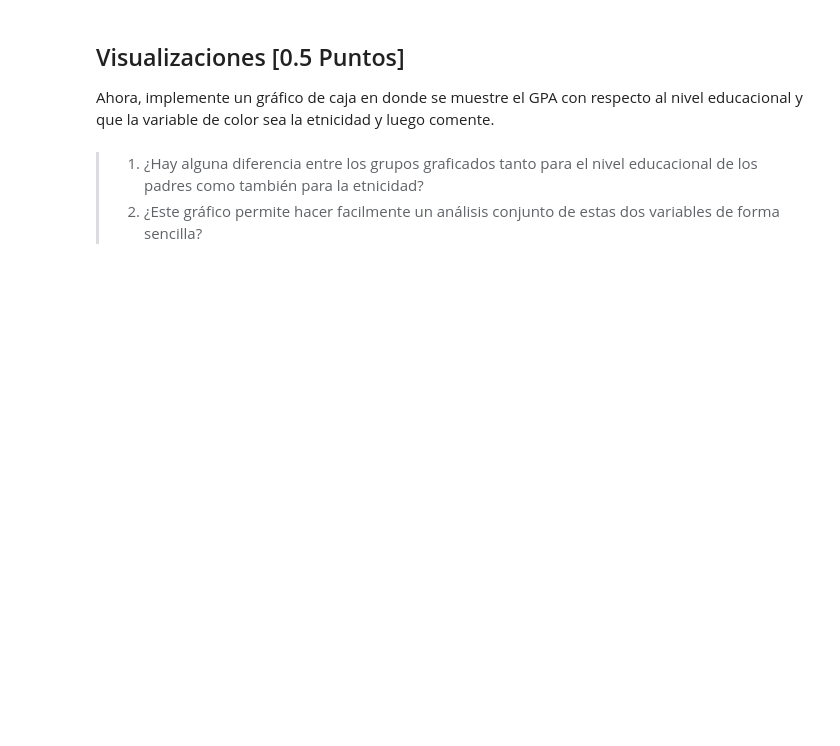
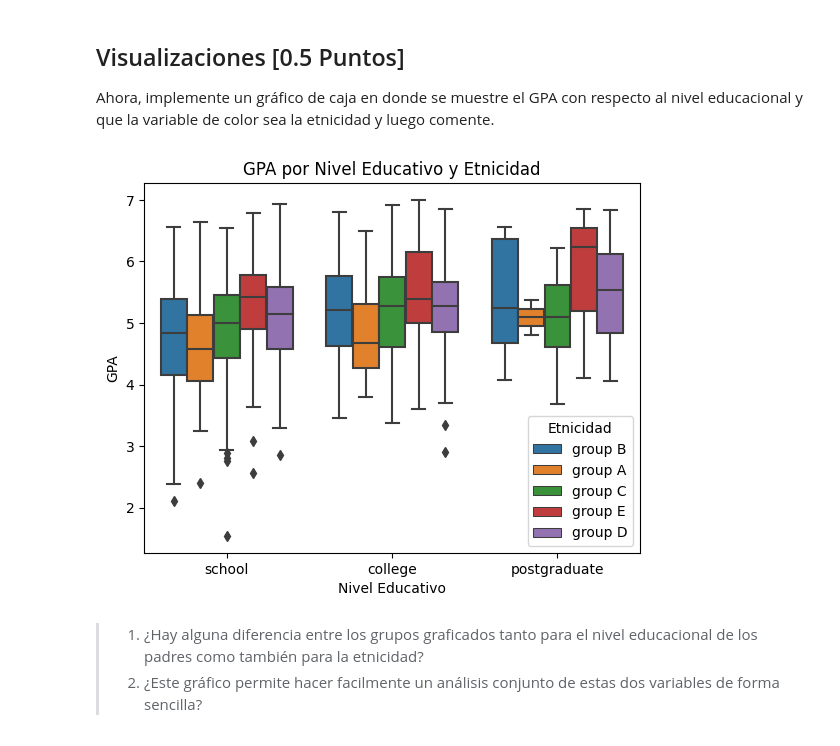
Before and after one commit to HexaPulsar/LabMDS, a Jupyter notebook: Lab_5/Lab_05/lab_version_colab.ipynb, the cells around one changed output. Cells and saved outputs as stored; diff of their text form; code cells hidden in the pictures; blank space fills up the shorter version.

Commit message:
laboratorio terminado, chamuyo en la visualizacion

```diff
--- a/Lab_5/Lab_05/lab_version_colab.ipynb
+++ b/Lab_5/Lab_05/lab_version_colab.ipynb
@@ -89,7 +89,7 @@ types = {"names": str,
     "writing score": float
 }
 
-paths = ['/content/drive/MyDrive/students_grades_1.json', '/content/drive/MyDrive/students_grades_2.json' ]
+paths = ['/content/students_grades_1.json', '/content/students_grades_2.json' ]
 df_grades =pd.concat([pd.read_json(paths[0], dtype = types), pd.read_json(paths[1], dtype = types)]).reset_index().drop(columns = ['index'])
 # %% [markdown]
 Resultado esperado:
@@ -282,6 +282,19 @@ display(grouped)
 ## Visualizaciones [0.5 Puntos]
 
 Ahora, implemente un gráfico de caja en donde se muestre el GPA con respecto al nivel educacional y que la variable de color sea la etnicidad y luego comente.
+# %%
+
+import seaborn as sns
+import matplotlib.pyplot as plt
+
+sns.boxplot(x='simple parental level of education', y='GPA', hue='race/ethnicity', data=df_grades)
+plt.title('GPA por Nivel Educativo y Etnicidad')
+plt.xlabel('Nivel Educativo')
+plt.ylabel('GPA')
+plt.legend(title='Etnicidad')
+plt.show()
+# %% [output]
+[figure, added]
 # %% [markdown]
 > 1. ¿Hay alguna diferencia entre los grupos graficados tanto para el nivel educacional de los padres como también para la etnicidad?
 > 2. ¿Este gráfico permite hacer facilmente un análisis conjunto de estas dos variables de forma sencilla?
```
Also changed, not shown: parts of 16 cells of this notebook.
